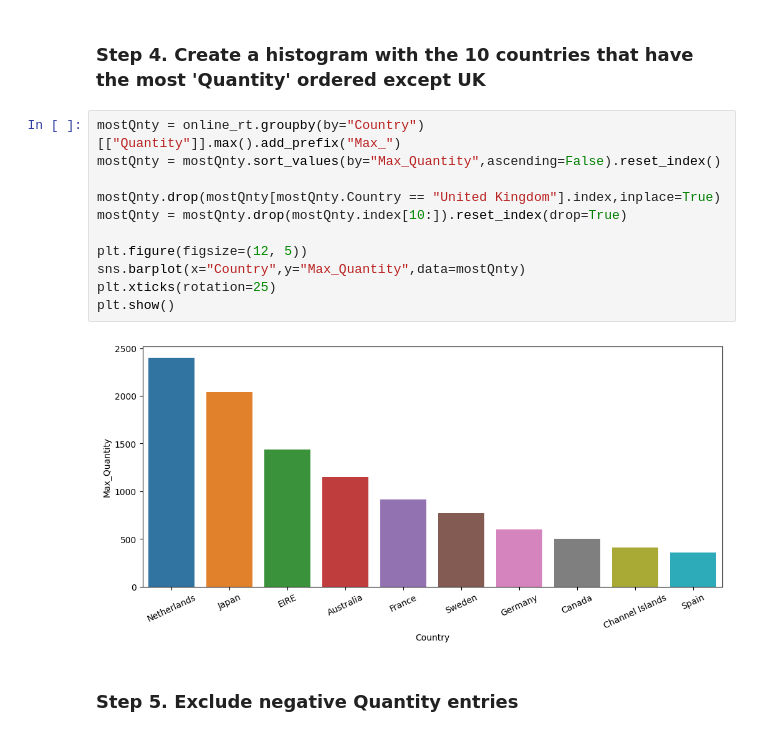
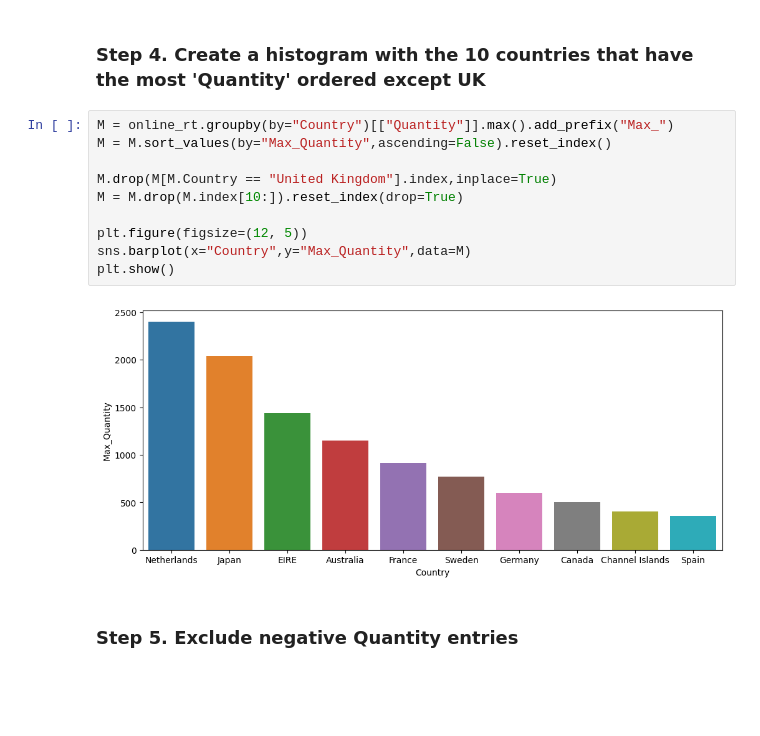
Before and after one commit to iptihal3yousri/Pandas_Exercies, a Jupyter notebook: 07_Visualization/Online_Retail/Exercises.ipynb, the cells around one changed output. Drawn from its saved outputs; the diff is of its cells as text; blank space fills up the shorter version.

```diff
--- a/07_Visualization/Online_Retail/Exercises.ipynb
+++ b/07_Visualization/Online_Retail/Exercises.ipynb
@@ -21,18 +21,17 @@ online_rt = pd.read_csv("Online_Retail.csv", encoding= 'unicode_escape')
 # %% [markdown]
 ### Step 4. Create a histogram with the 10 countries that have the most 'Quantity' ordered except UK
 # %%
-mostQnty = online_rt.groupby(by="Country")[["Quantity"]].max().add_prefix("Max_")
-mostQnty = mostQnty.sort_values(by="Max_Quantity",ascending=False).reset_index()
+M = online_rt.groupby(by="Country")[["Quantity"]].max().add_prefix("Max_")
+M = M.sort_values(by="Max_Quantity",ascending=False).reset_index()
 
-mostQnty.drop(mostQnty[mostQnty.Country == "United Kingdom"].index,inplace=True)
-mostQnty = mostQnty.drop(mostQnty.index[10:]).reset_index(drop=True)
+M.drop(M[M.Country == "United Kingdom"].index,inplace=True)
+M = M.drop(M.index[10:]).reset_index(drop=True)
 
 plt.figure(figsize=(12, 5))
-sns.barplot(x="Country",y="Max_Quantity",data=mostQnty)
-plt.xticks(rotation=25)
+sns.barplot(x="Country",y="Max_Quantity",data=M)
 plt.show()
 # %% [output]
-[figure, old version]
+[figure, new version]
 # %% [markdown]
 ### Step 5.  Exclude negative Quantity entries
 # %%
```
Also changed, not shown: parts of 2 cells of this notebook.
